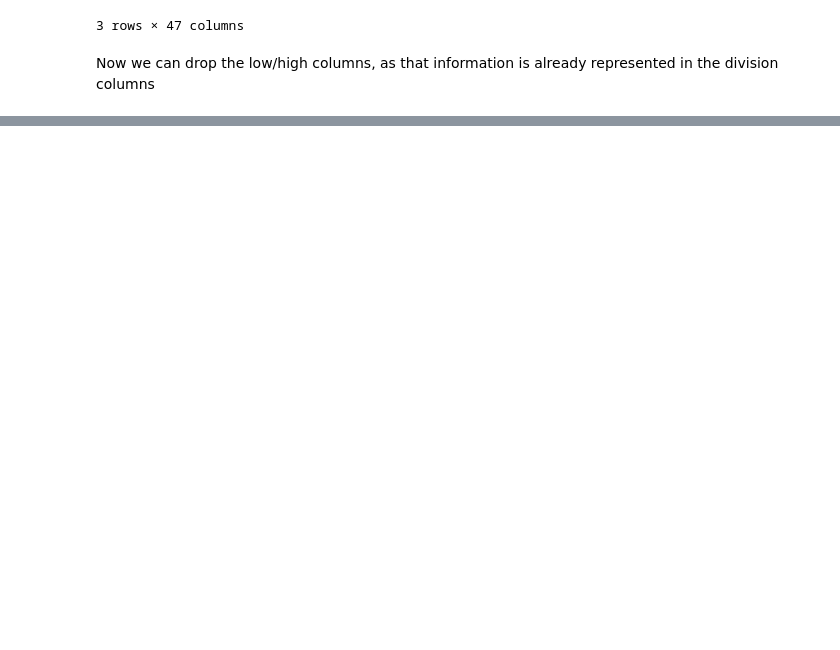
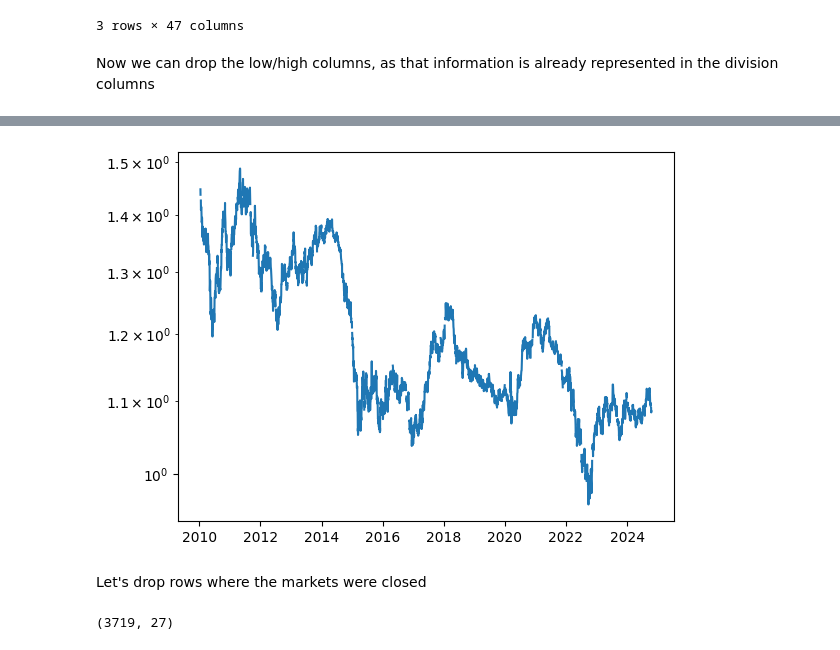
Before and after one commit to kklimov1/PriceRegressionPredictor, a Jupyter notebook: goldPriceAnalysis.ipynb, the cells around one changed output, grey strips where cells are left out. Saved outputs shown, nothing was run; the diff lists cells and outputs as text; code cells hidden in the pictures; blank space fills up the shorter version.

Commit message:
Cleaned date and non_asset columns with interpolation

```diff
--- a/goldPriceAnalysis.ipynb
+++ b/goldPriceAnalysis.ipynb
@@ -95,0 +82,2 @@ print(matches)
+# %%
+df = df.drop([col for col in df.columns if re.match(r"(.*\s(high|low|high-low)$)", col)], axis=1)
@@ -95,0 +114,3 @@ print(matches)
+# %%
+non_asset_columns = [col for col in df.columns if "close" not in col and "volume" not in col and "high/low" not in col]
+print(non_asset_columns)
@@ -95,0 +151,2 @@ print(matches)
+# %%
+df = df_temp.copy()
@@ -95,0 +157,4 @@ print(matches)
+# %%
+non_asset_date_columns =[col for col in non_asset_columns if "date" not in col]
+df[[col+"_interpolated" for col in non_asset_date_columns]] =df[non_asset_date_columns].interpolate()
+df[[col for col in df.columns if "interpolated" in col]].interpolate(limit_direction="backward")
@@ -95,0 +211,15 @@ print(matches)
+# %%
+fig, ax = plt.subplots()
+ax.set_yscale('log')
+plt.plot(df.date, df.eur_usd)
+plt.show()
+#plt.plot(df['date'], df[[col for col in non_asset_columns if col!='date']])
+# %% [output]
+[figure, added]
+# %% [markdown]
+Let's drop rows where the markets were closed
+# %%
+df = df.dropna(subset=[x for x in df.columns if x not in non_asset_columns])
+df.shape
+# %% [output]
+(3719, 27)
```
Also changed, not shown: parts of 21 cells of this notebook.
